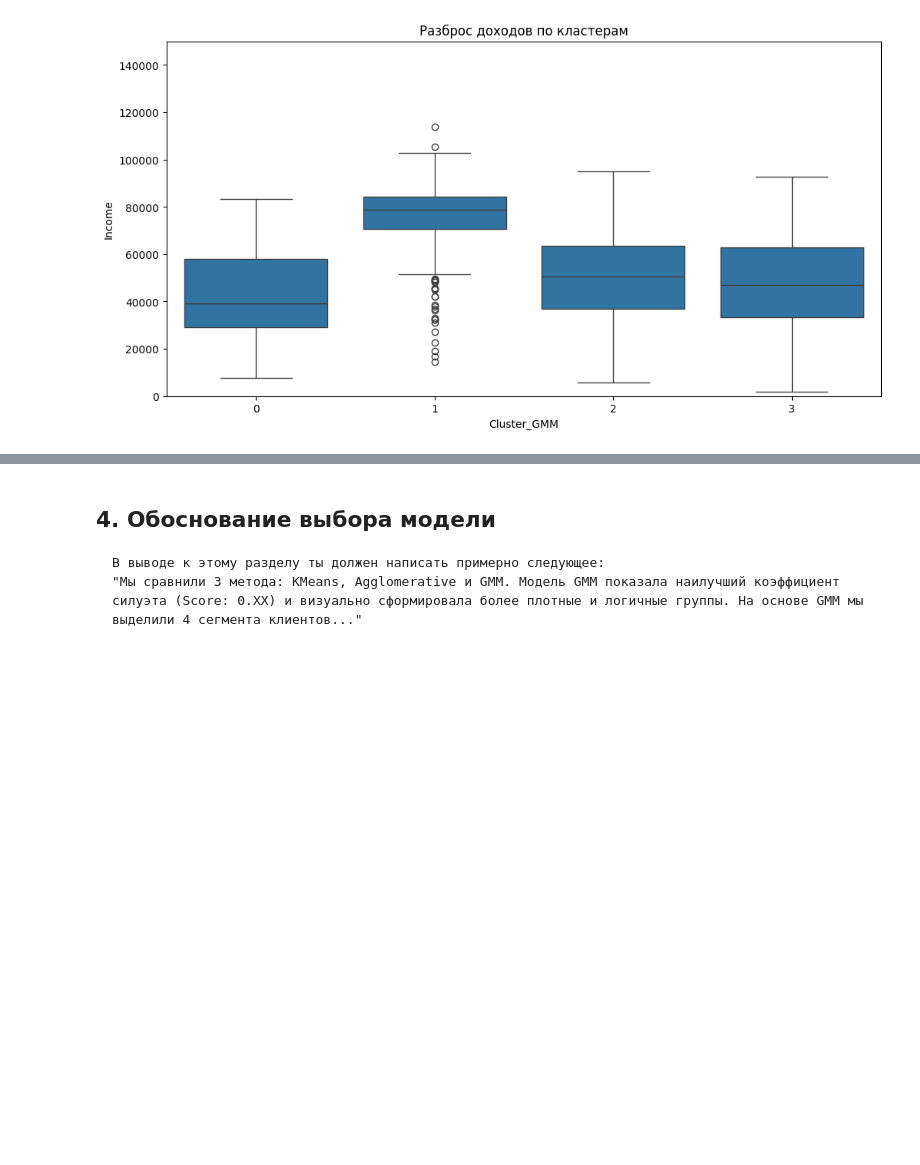
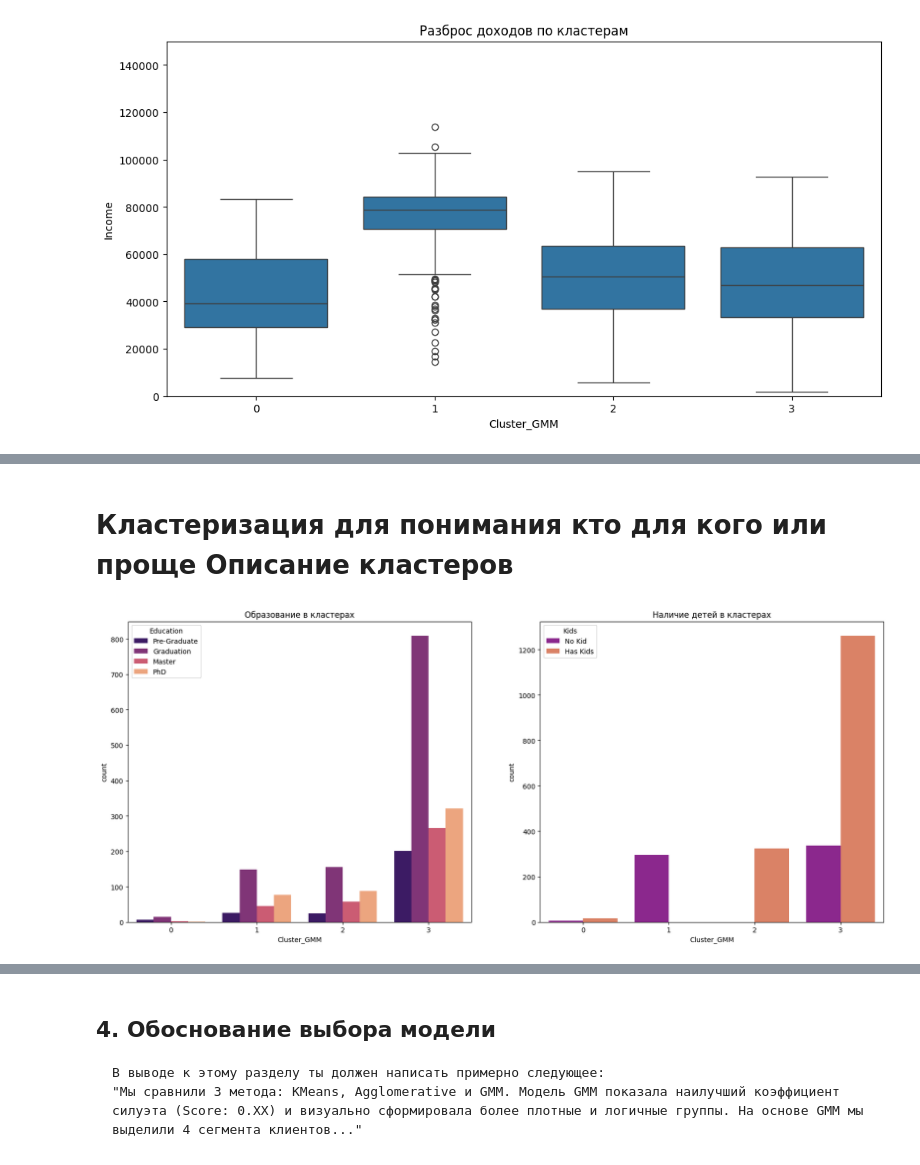
Before and after one commit to YaeKitsune13/MOIBD_coop_project, a Jupyter notebook: notebooks/clustering.ipynb, the cells around one changed output, grey strips where cells are left out. Saved outputs shown, nothing was run; the diff lists cells and outputs as text; code cells hidden in the pictures; blank space fills up the shorter version.

```diff
--- a/notebooks/clustering.ipynb
+++ b/notebooks/clustering.ipynb
@@ -166,0 +191,18 @@ plt.show()
+# %% [markdown]
+# Кластеризация для понимания кто для кого или проще Описание кластеров
+# %%
+plt.figure(figsize=(20, 8))
+
+# Распределение образования
+plt.subplot(1, 2, 1)
+sns.countplot(x='Cluster_GMM', hue='Education', data=df, palette='magma')
+plt.title('Образование в кластерах')
+
+# Распределение наличия детей
+plt.subplot(1, 2, 2)
+sns.countplot(x='Cluster_GMM', hue='Kids', data=df, palette='plasma')
+plt.title('Наличие детей в кластерах')
+
+plt.show()
+# %% [output]
+[figure, added]
```
Also changed, not shown: parts of 2 cells of this notebook.
